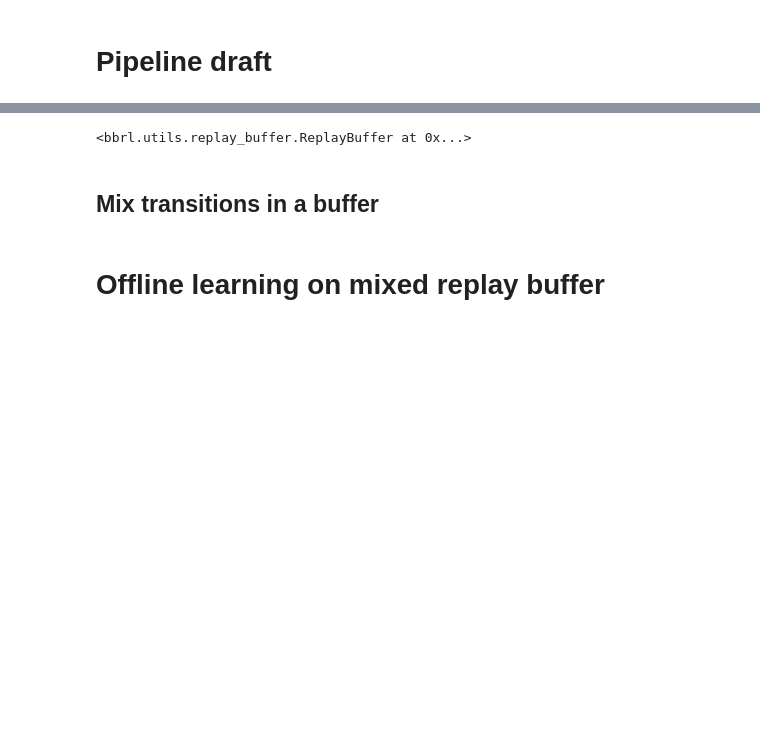
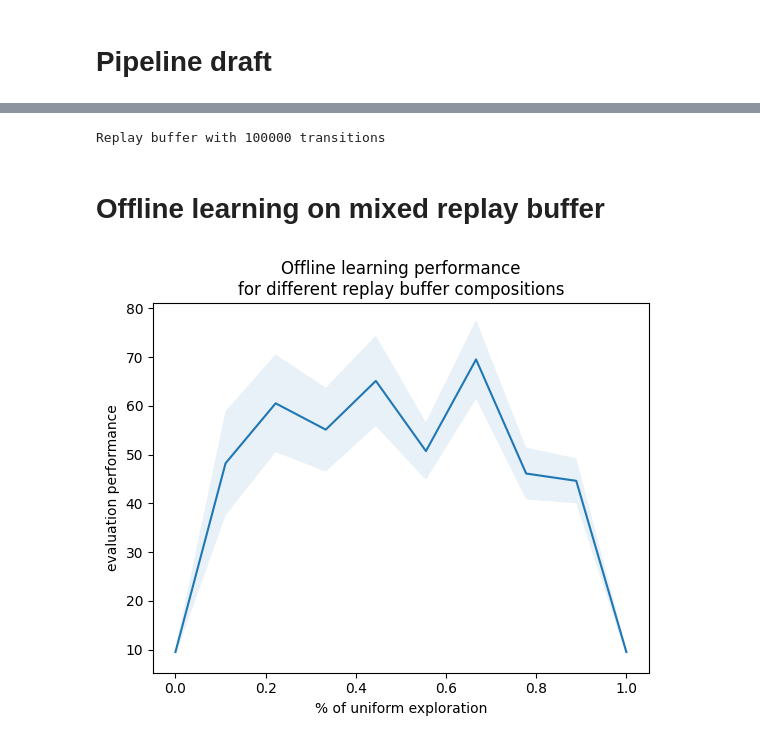
Before and after one commit to milosoundjian/projet-mind, a Jupyter notebook: experiments/notebooks/01-pipeline_setup.ipynb, the cells around one changed output, grey strips where cells are left out. Cells and saved outputs as stored; diff of their text form; code cells hidden in the pictures; blank space fills up the shorter version.

Commit message:
integrate uniform exploration, clean up buffer composition

```diff
--- a/experiments/notebooks/01-pipeline_setup.ipynb
+++ b/experiments/notebooks/01-pipeline_setup.ipynb
@@ -38 +43,5 @@ setup_tensorboard("./outputs/tblogs")
+# %%
+ENV_NAME = ["CartPoleContinuous-v1","Pendulum-v1","MountainCarContinuous-v0","LunarLander-v3"][0]
+BUFFER_SIZE = 100_000
+PROPORTIONS = np.linspace(0,1,10)
 # %% [markdown]
@@ -57,0 +83,3 @@ print(workspace_best)
+# %%
+rb_best = collect_policy_transitions(best_policy_agent ,ENV_NAME, buffer_size=BUFFER_SIZE)
+print(f"Replay buffer with {rb_best.size()} transitions")
@@ -143,8 +89,0 @@ def get_uniform_transitions(env_name, buffer_size):
-# %%
-# TODO: doesn't work with pendulum! - find out why
-name = ["Pendulum-v1", "CartPoleContinuous-v1","MountainCarContinuous-v0","LunarLander-v3" ][1]
-get_uniform_transitions(name, buffer_size=100)
-# %% [output]
-<bbrl.utils.replay_buffer.ReplayBuffer at 0x...>
-# %% [markdown]
-## Mix transitions in a buffer
@@ -156,18 +90,31 @@ rb_mixed = mix_transitions(workspace_unif,
+# %%
+rb_unif = collect_uniform_transitions(ENV_NAME, buffer_size=BUFFER_SIZE)
+print(f"Replay buffer with {rb_unif.size()} transitions")
+# %% [output]
+Replay buffer with 100000 transitions
 # %% [markdown]
 # Offline learning on mixed replay buffer
 # %%
 cfg_td3_offline = OmegaConf.create(cfg.td3)
 
 # accelerate for the sake of test:
 cfg_td3_offline.algorithm.n_steps = 100
 cfg_td3_offline.algorithm.max_epochs = 1000
 
 # we don't care about when learning starts for offline:
 cfg_td3_offline.algorithm.learning_starts = None
 
-cfg_td3_offline.action_noise = 0
-cfg_td3_offline.target_policy_noise = 0
+# TODO: apply no noise to actions during learning or it's independent?
+# cfg_td3_offline.action_noise = 0
+# cfg_td3_offline.target_policy_noise = 0
 
-td3_offline = TD3(cfg_td3_offline)
-run_td3_offline(td3_offline, rb_mixed)
-td3_offline.visualize_best()
+
+perfs = test_rb_compositions(rb_unif=rb_unif,
+                    rb_best=rb_best,
+                    buffer_size=BUFFER_SIZE,
+                    proportions=PROPORTIONS,
+                    agent_constructor=TD3,
+                    cfg= cfg_td3_offline,
+                    offline_run=run_td3_offline)
+# %% [output]
+[figure, added]
```
Also changed, not shown: parts of 19 cells of this notebook, 2 other files.
